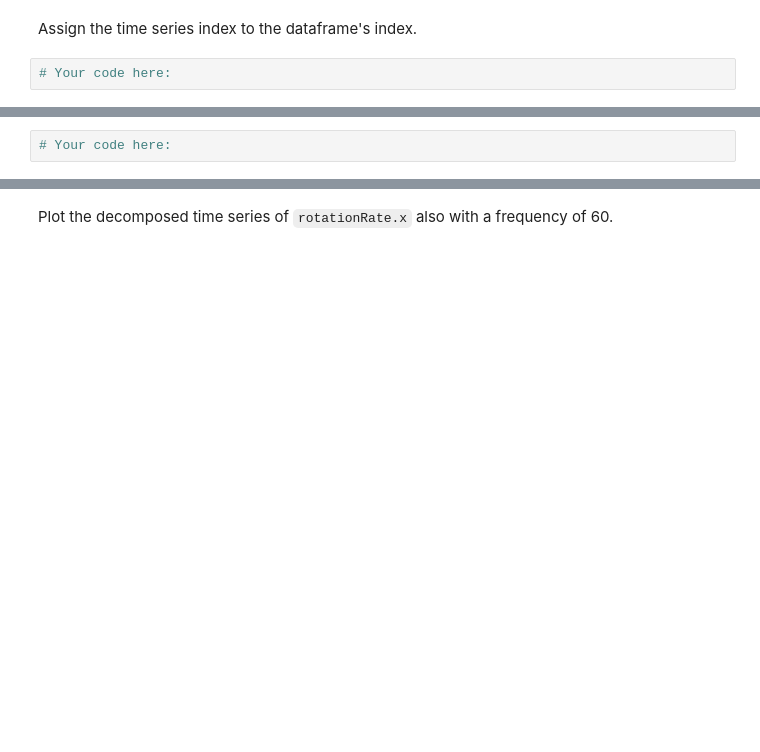
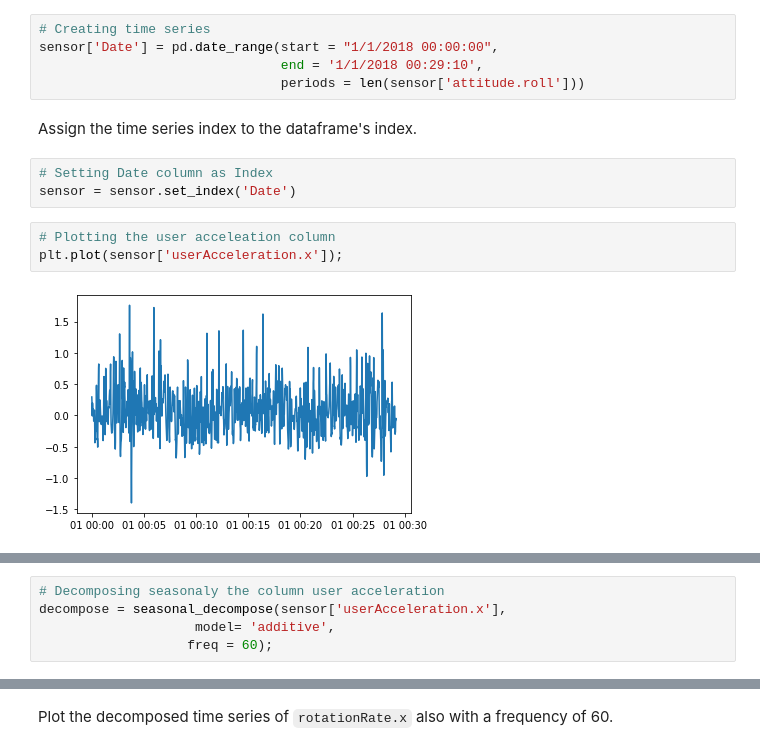
Before and after one commit to Ironhack-Data-Madrid-Febrero-2021/lab-time-series, a Jupyter notebook: your-code/main.ipynb, the cells around one changed output, grey strips where cells are left out. Cells and saved outputs as stored; diff of their text form; blank space fills up the shorter version.

```diff
--- a/your-code/main.ipynb
+++ b/your-code/main.ipynb
@@ -82,10 +85,24 @@ To perform time series analysis on the data, we must change the index from a ran
+# %%
+# Creating time series
+sensor['Date'] = pd.date_range(start = "1/1/2018 00:00:00",
+                               end = '1/1/2018 00:29:10',
+                               periods = len(sensor['attitude.roll']))
 # %% [markdown]
 Assign the time series index to the dataframe's index.
-# %%
-# Your code here:
+# %%
+# Setting Date column as Index
+sensor = sensor.set_index('Date')
+# %%
+# Plotting the user acceleation column
+plt.plot(sensor['userAcceleration.x']);
+# %% [output]
+[figure, added]
 # %% [markdown]
 Our next step is to decompose the time series and evaluate the patterns in the data. Load the `statsmodels.api` submodule and plot the decomposed plot of `userAcceleration.x`. Set `freq=60` in the `seasonal_decompose` function. Your graph should look like the one below.
 
 ![time series decomposition](../images/tsa_decompose.png)
-# %%
-# Your code here:
+# %%
+# Decomposing seasonaly the column user acceleration
+decompose = seasonal_decompose(sensor['userAcceleration.x'],
+                    model= 'additive',
+                   freq = 60);
```
Also changed, not shown: parts of 21 cells of this notebook.
